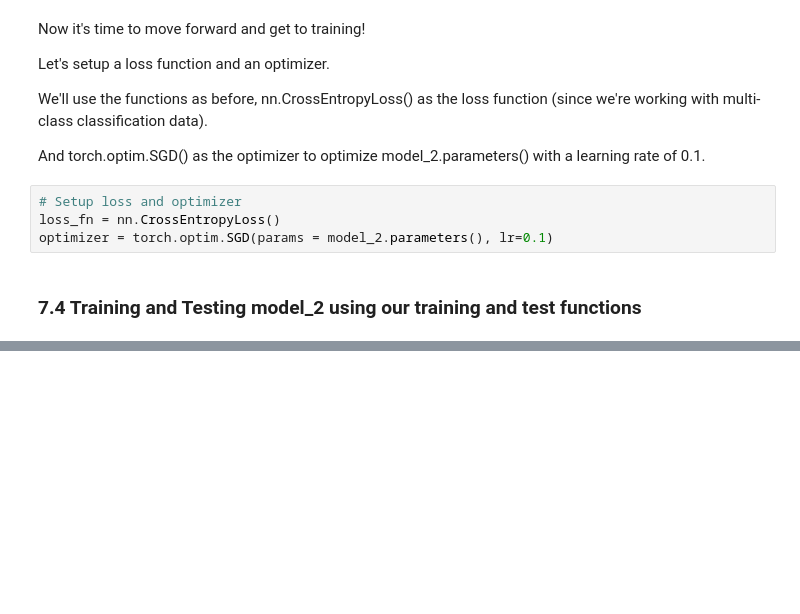
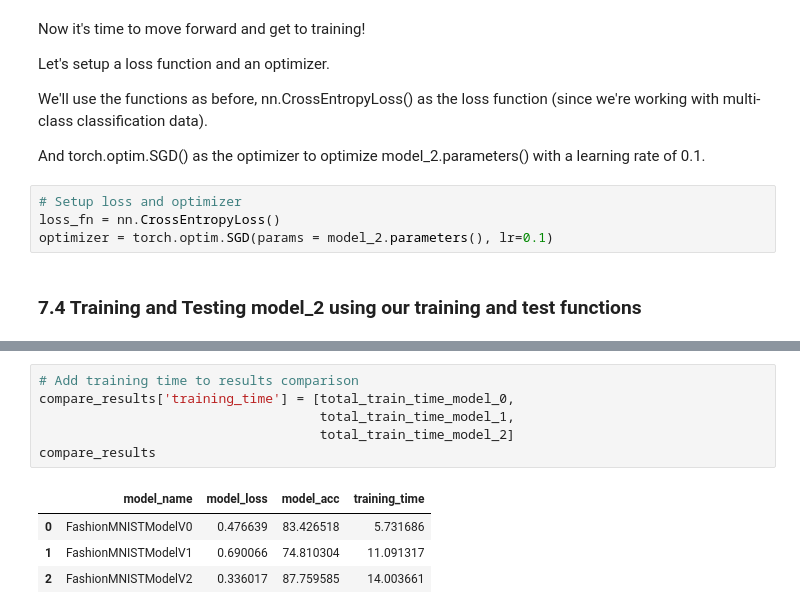
Before and after one commit to qbit-glitch/pytorch_tutorials, a Jupyter notebook: ztm_pytorch_course/03_pytorch_computer_vision/03_pytorch_computer_vision_learning_notebook.ipynb, the cells around one changed output, grey strips where cells are left out. Saved outputs shown, nothing was run; the diff lists cells and outputs as text; blank space fills up the shorter version.

```diff
--- a/ztm_pytorch_course/03_pytorch_computer_vision/03_pytorch_computer_vision_learning_notebook.ipynb
+++ b/ztm_pytorch_course/03_pytorch_computer_vision/03_pytorch_computer_vision_learning_notebook.ipynb
@@ -1127,0 +1179,11 @@ RuntimeError: linear(): input and weight.T shapes cannot be multiplied (32x1960
+# %%
+# Add training time to results comparison
+compare_results['training_time'] = [total_train_time_model_0,
+                                    total_train_time_model_1,
+                                    total_train_time_model_2]
+compare_results
+# %% [output]
+|  | model_name | model_loss | model_acc | training_time |
+| 0 | FashionMNISTModelV0 | 0.476639 | 83.426518 | 5.731686 |
+| 1 | FashionMNISTModelV1 | 0.690066 | 74.810304 | 11.091317 |
+| 2 | FashionMNISTModelV2 | 0.336017 | 87.759585 | 14.003661 |
```
Also changed, not shown: parts of 27 cells of this notebook.
